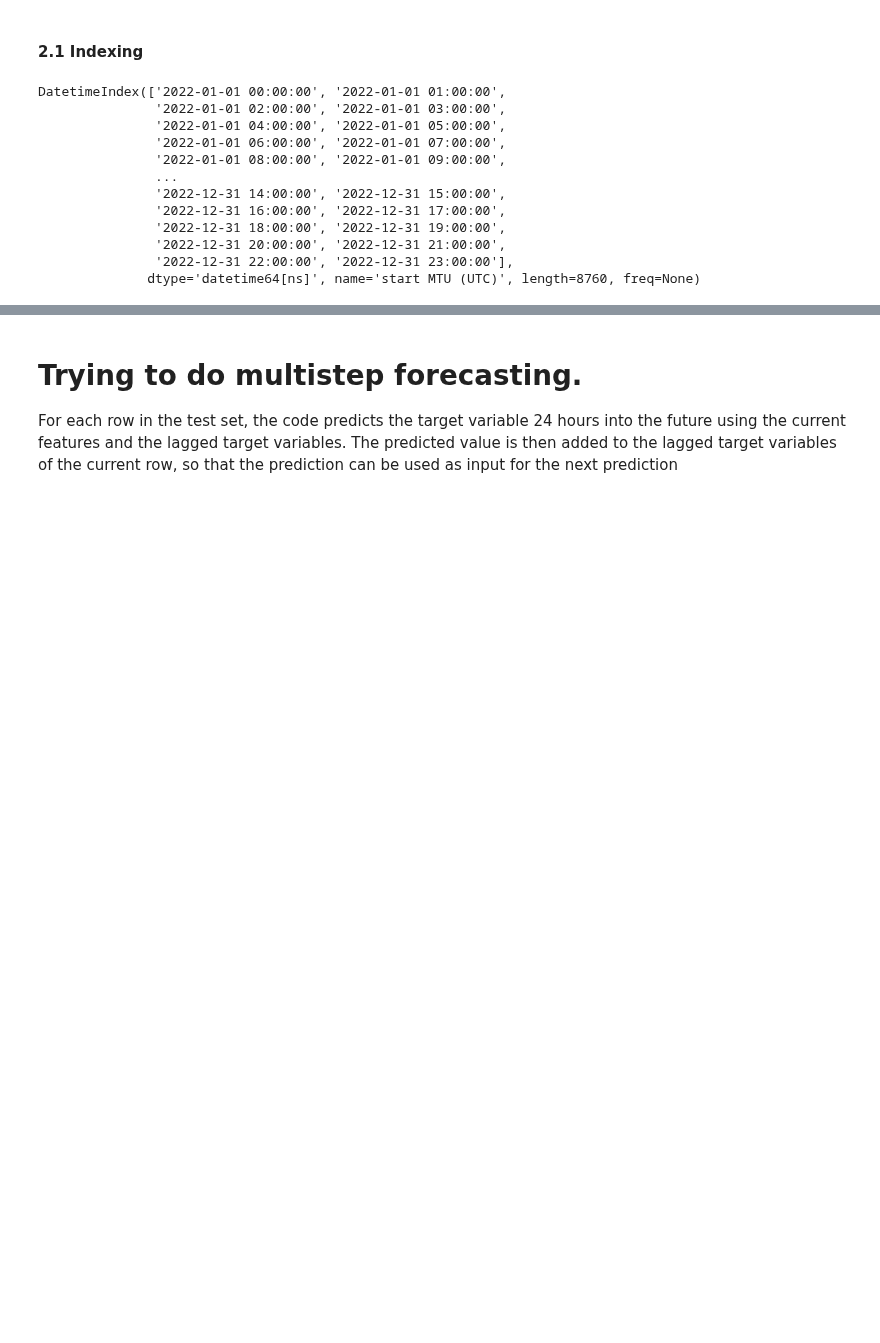
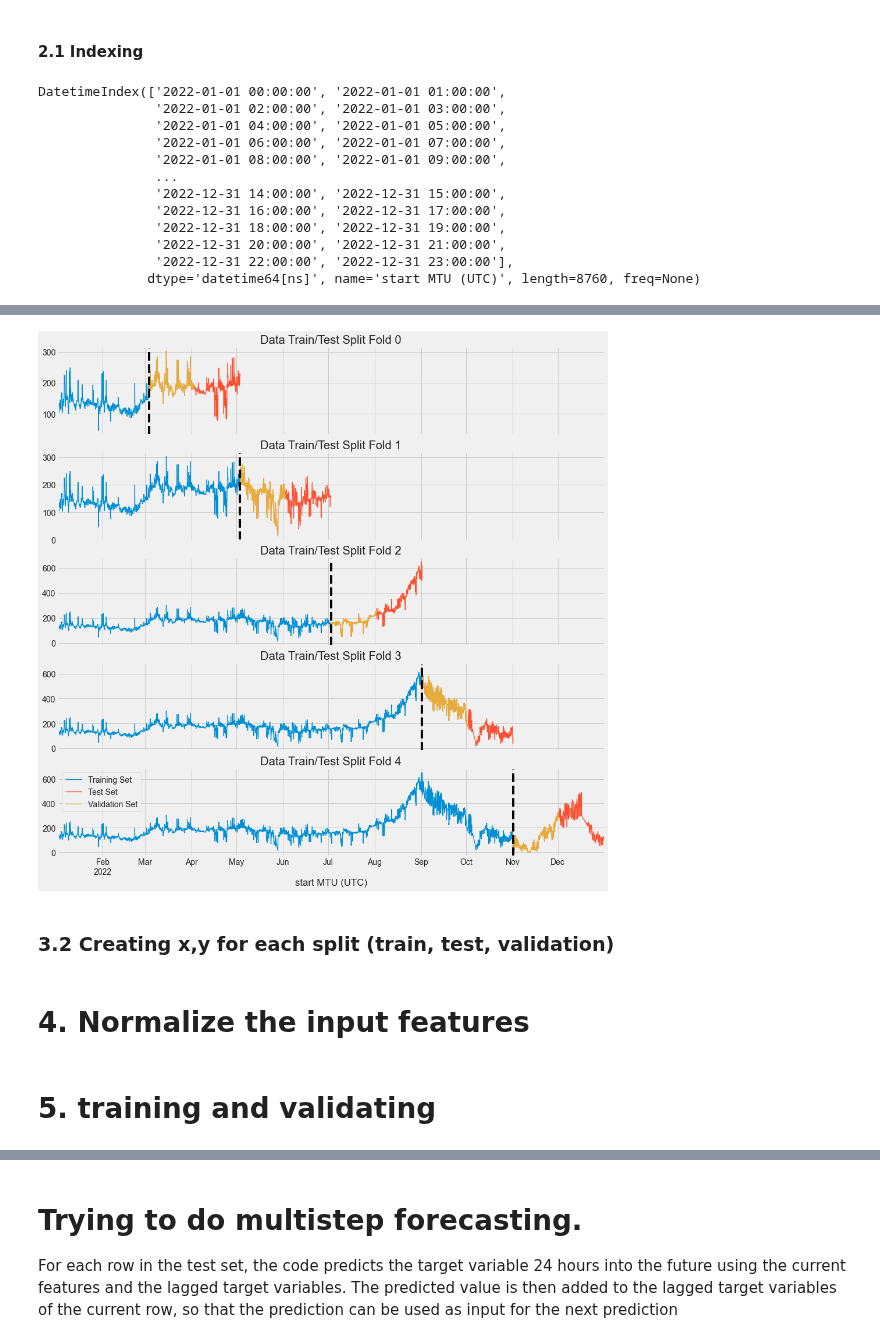
Before and after one commit to HIOF-Bachelor-Project-Group-7/Time-series-energy-price-prediction-bidding-zone-N01, a Jupyter notebook: code/XGBoost/XGboost_multistep forecasting_01.ipynb, the cells around one changed output, grey strips where cells are left out. Saved outputs shown, nothing was run; the diff lists cells and outputs as text; code cells hidden in the pictures; blank space fills up the shorter version.

Commit message:
Changed the creation of lagged features.

```diff
--- a/code/XGBoost/XGboost_multistep forecasting_01.ipynb
+++ b/code/XGBoost/XGboost_multistep forecasting_01.ipynb
@@ -155,0 +143,10 @@ df.columns = [regex.sub("_", col) if any(x in str(col) for x in set(('[', ']', '
+# %%
+def create_lagged_features(dataframe, lag_hours):
+    lagged_features = []
+    for col in dataframe.columns:
+        for i in range(1, lag_hours+1):
+            col_name = '{}_lag_{}'.format(col, i)
+            lagged_features.append(dataframe[col].shift(i).rename(col_name))
+    lagged_features_df = pd.concat(lagged_features, axis=1)
+    new_dataframe = pd.concat([dataframe, lagged_features_df], axis=1).dropna()
+    return new_dataframe
@@ -229,0 +199,6 @@ We can not train on the future data , this will result in data leakage. We split
+# %%
+df = create_lagged_features(df, 24)
+lagged_target_names  = get_lagged_target_name(TARGET, 24)
+lagged_feature_names = get_lagged_feature_names(FEATURES,24)
+all_lagged_feature_names = lagged_target_names + lagged_feature_names + FEATURES
+all_lagged_feature_names
@@ -229,0 +228,33 @@ We can not train on the future data , this will result in data leakage. We split
+# %%
+# use a 5-fold cross-validation with each fold representing a period of approximately 73 days.
+times_series = TimeSeriesSplit(n_splits=5, gap=0)
+
+fig, axs = plt.subplots(5, 1, figsize=(15, 15), sharex=True)
+
+fold = 0
+
+for train_idx, val_idx in times_series.split(df):
+    train_data = df.iloc[train_idx]
+    test = df.iloc[val_idx]
+    val_data, test_data = train_test_split(test, test_size=0.5, shuffle=False)
+
+    train_data[TARGET].plot(ax=axs[fold],
+                            label='Training Set', lw= 1.3)
+
+    test[TARGET].plot(ax=axs[fold],
+                      label='Test Set', lw= 1.3)
+
+    val_data[TARGET].plot(ax=axs[fold], lw= 1.3,
+                          label='Validation Set',
+                          title=f'Data Train/Test Split Fold {fold}')
+
+    axs[fold].axvline(test.index.min(), color='black', ls='--')
+
+    fold += 1
+
+plt.legend(loc="best")
+plt.show()
+# %% [output]
+[figure, added]
+# %% [markdown]
+### 3.2 Creating x,y for each split (train, test, validation)
@@ -229,0 +273,2 @@ We can not train on the future data , this will result in data leakage. We split
+# %% [markdown]
+# 4. Normalize the input features
@@ -229,0 +280,2 @@ We can not train on the future data , this will result in data leakage. We split
+# %% [markdown]
+# 5. training and validating
```
Also changed, not shown: parts of 66 cells of this notebook.
